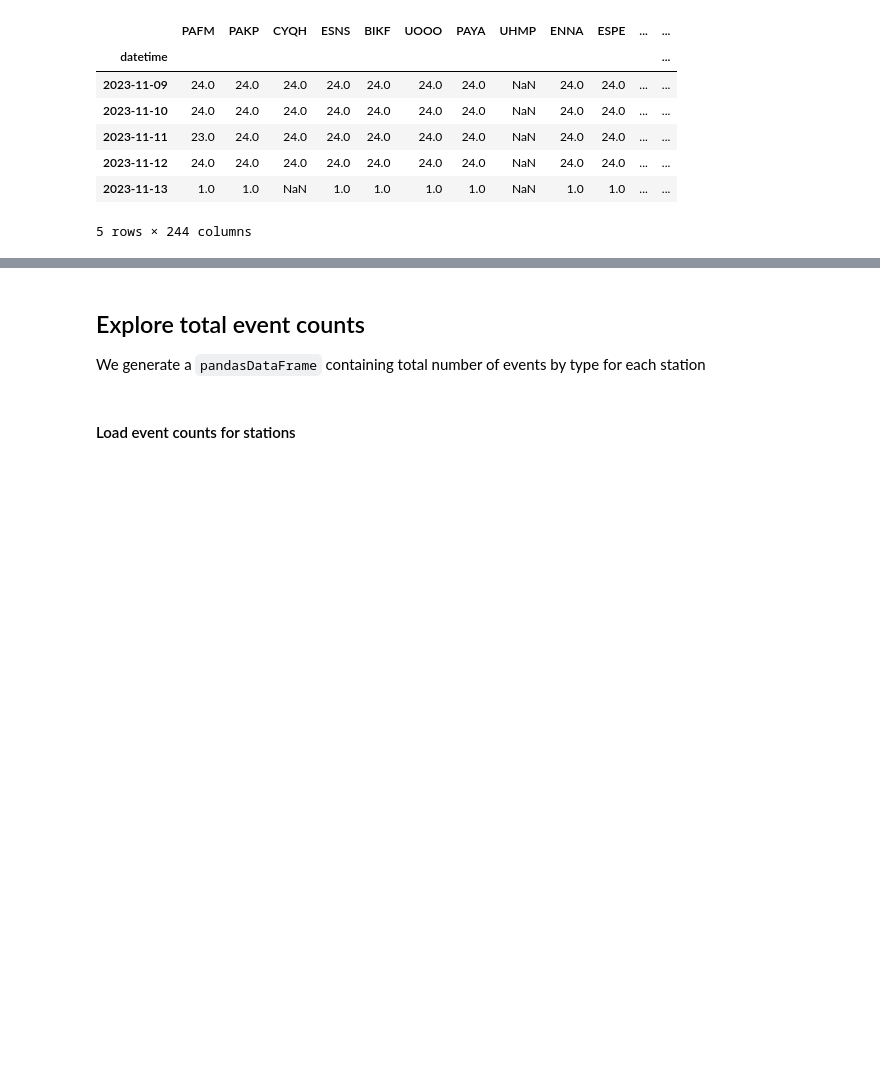
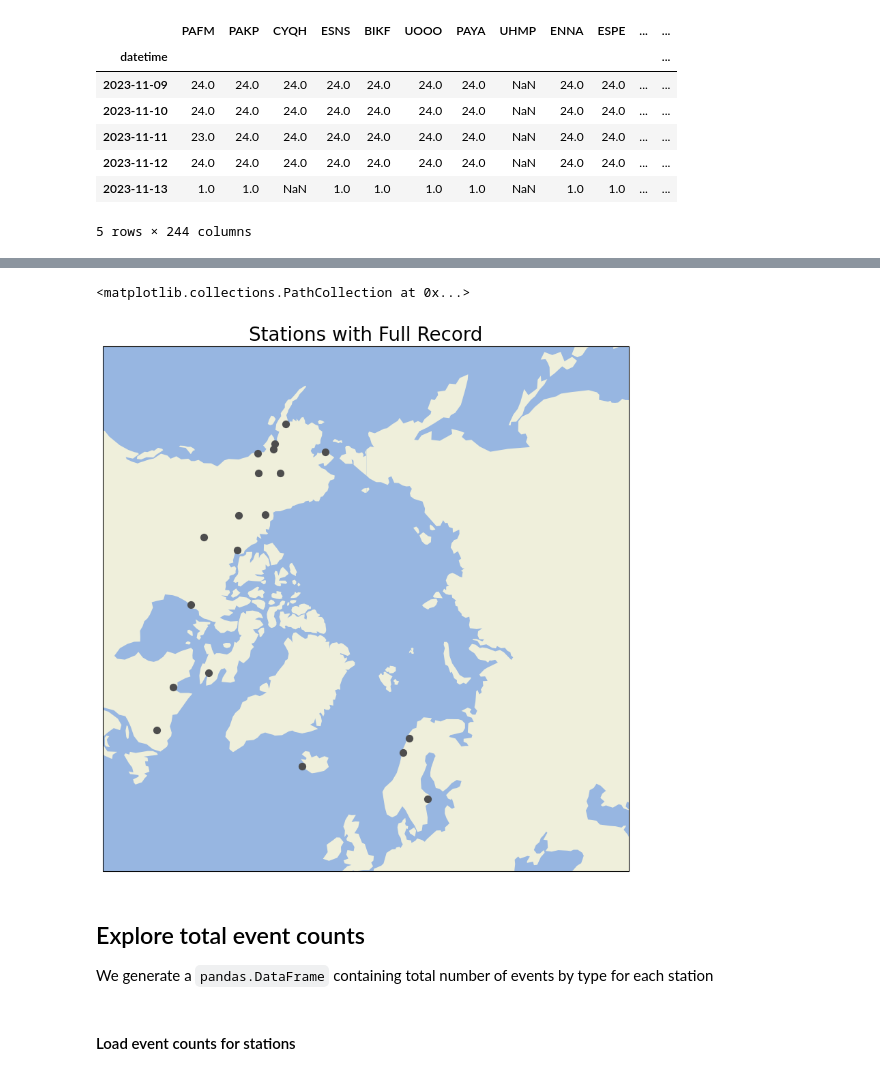
Before and after one commit to andypbarrett/rain_on_snow_database, a Jupyter notebook: notebooks/database_analysis.ipynb, the cells around one changed output, grey strips where cells are left out. Drawn from its saved outputs; the diff is of its cells as text; code cells hidden in the pictures; blank space fills up the shorter version.

```diff
--- a/notebooks/database_analysis.ipynb
+++ b/notebooks/database_analysis.ipynb
@@ -56,0 +62,18 @@ observation_counts.tail()
+# %%
+min_daily_obs = 24
+completeness = 0.75  # percentage of days in year exceeding min_daily_obs
+ybeg = "2004"
+
+# Find if any stations have perfectly complete record
+df = observation_counts[ybeg:]
+annual_obs = (df >= min_daily_obs).resample("Y").sum()
+annual_obs = annual_obs.div(annual_obs.index.dayofyear, axis=0)
+full_record = (annual_obs >= completeness)
+station_with_full_year = full_record.columns[full_record.any(axis=0)]  # Find stations with at least one full year
+
+# Get years with complete hourly observations
+stations_with_full_record = []
+for i, station in enumerate(station_with_full_year):
+    if full_record[station].all(axis=0):
+        stations_with_full_record.append(station)
+        print(f"{i:03} {station}: {full_record.index.year[full_record[station]].tolist()}")
@@ -67,0 +114,3 @@ fig.savefig("aross.database.observations_per_day.png")
+# %%
+lon, lat = list(zip(stations.loc[stations_with_full_record,["longitude","latitude"]].values.T))
+lon, lat
@@ -68,7 +126,20 @@ fig.savefig("aross.database.observations_per_day.png")
+# %%
+fig = plt.figure(figsize=(10,10))
+ax = fig.add_subplot(projection=ccrs.NorthPolarStereo())
+ax.set_extent([-180., 180., 50., 90.], ccrs.PlateCarree())
+ax.add_feature(cfeature.OCEAN)
+ax.add_feature(cfeature.LAND)
+
+ax.set_title("Stations with Full Record", fontsize=20);
+
+ax.scatter(lon, lat, s=50, color='0.3', transform=ccrs.PlateCarree())
+# %% [output]
+<matplotlib.collections.PathCollection at 0x...>
+[figure, added]
 # %% [markdown]
 ## Explore total event counts
 
-We generate a `pandasDataFrame` containing total number of events by type for each station
+We generate a `pandas.DataFrame` containing total number of events by type for each station
 # %% [markdown]
 #### Load event counts for stations
 # %%
```
Also changed, not shown: parts of 13 cells of this notebook.
